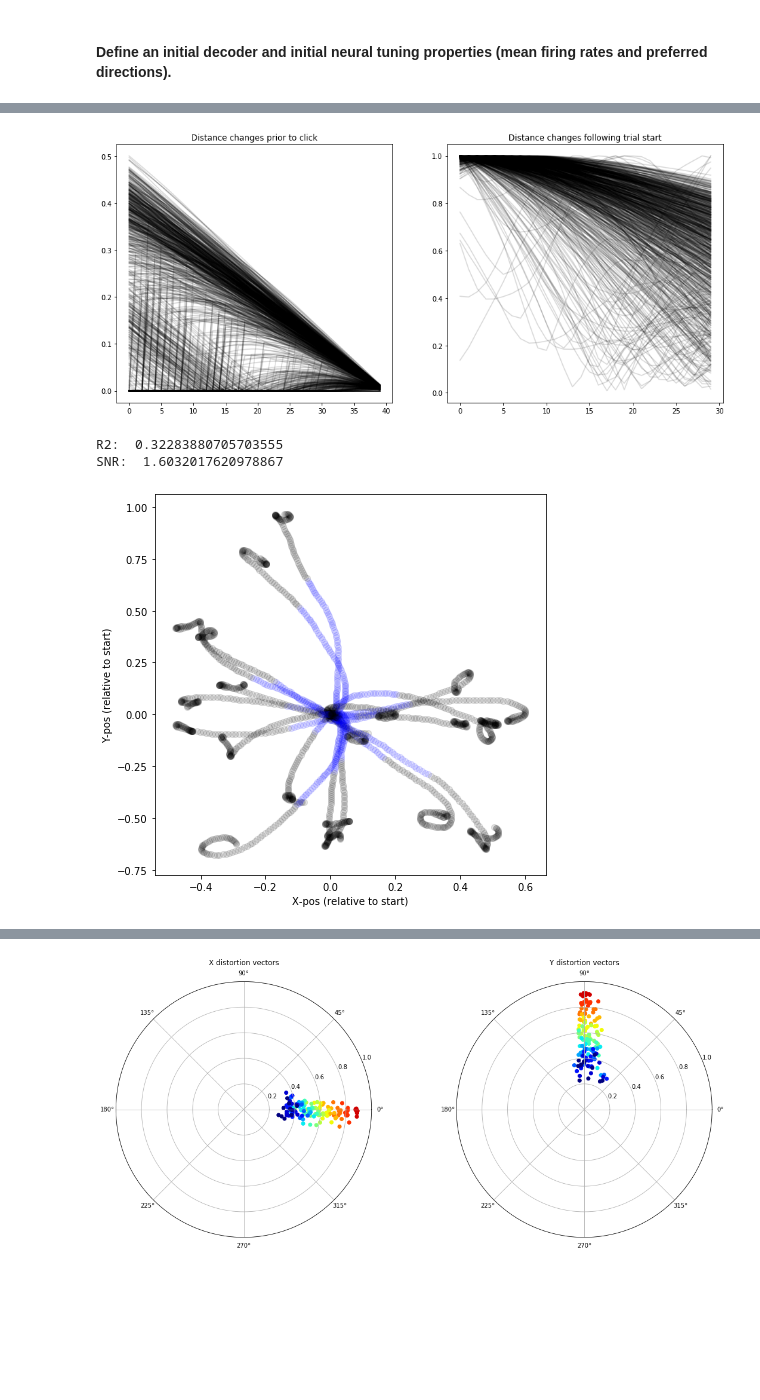
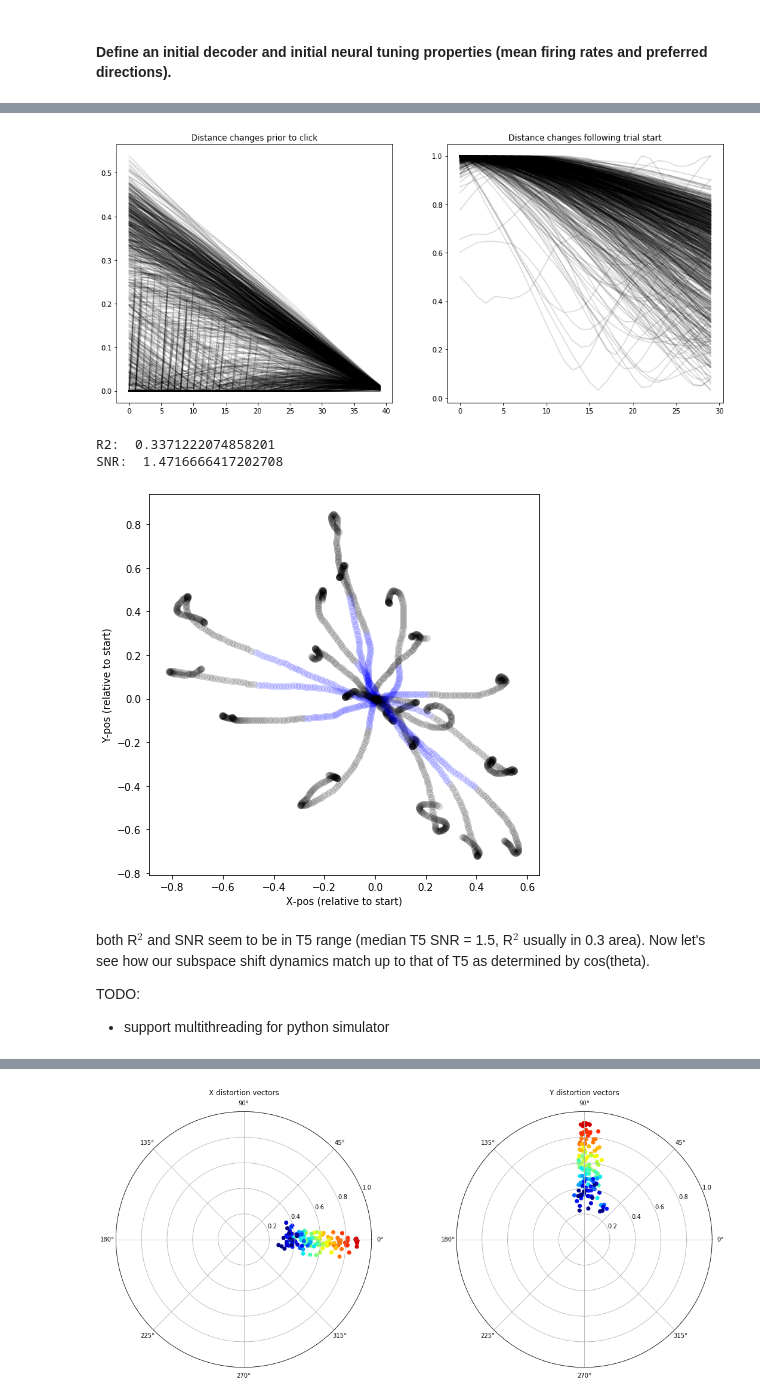
Before and after one commit to guyhwilson/nonstationarities, a Jupyter notebook: code/ClosedLoop_Simulator/Simulator_T5Calibration.ipynb, the cells around one changed output, grey strips where cells are left out. Drawn from its saved outputs; the diff is of its cells as text; code cells hidden in the pictures; blank space fills up the shorter version.

```diff
--- a/code/ClosedLoop_Simulator/Simulator_T5Calibration.ipynb
+++ b/code/ClosedLoop_Simulator/Simulator_T5Calibration.ipynb
@@ -100,7 +103,7 @@ nHoldSteps = 50
 
 plt.subplot(1, 2, 1)
 plt.title('Distance changes prior to click')
-for t in np.concatenate(trialStart - 1).astype('int'):
+for t in trialStart:
     dist  = np.linalg.norm(posTraj[(t - nHoldSteps - lookback):(t - nHoldSteps), :] - targTraj[(t - nHoldSteps - lookback):(t - nHoldSteps), :], axis = 1)
     dist  = np.maximum(dist - 0.0725, 0)
     plt.plot(dist, color = 'k', alpha = 0.15)
@@ -108,56 +111,60 @@ for t in np.concatenate(trialStart - 1).astype('int'):
 
 plt.subplot(1, 2, 2)
 plt.title('Distance changes following trial start')
-for i, t in enumerate(np.concatenate(trialStart).astype('int')[:-2]):
+for i, t in enumerate(trialStart):
     dist  = np.linalg.norm(posTraj[t:(t + 30), :] - targTraj[t:(t + 30), :], axis = 1)
     dist /= dist.max()
     plt.plot(dist, color = 'k', alpha = 0.15)
 # %% [output]
-[figure, old version]
+[figure, new version]
 # %%
 figSize(7, 7)
 thresh          = 0.3   # only calculate SNR using points far from target
 cutStart        = 7     # exclude first <cutStart> timesteps
 
-#for i in range(len(trialStart) - 1):
 for i in range(20):
-    start = int(trialStart[i] - 1)
-    stop  = int(trialStart[i+1] - 2)
+    start = int(trialStart[i])
+    stop  = int(trialStart[i+1] - 1)
 
     trlTraj          = posTraj[start:stop, :]
     trlTraj_centered = trlTraj - posTraj[start, :]
     trlTarg          = targTraj[start:stop, :]
 
     dists     = np.linalg.norm(trlTraj - targTraj[start, :], axis = 1)
     too_close = np.where(dists < thresh)[0]
     unused    = np.concatenate([np.arange(cutStart), too_close])
     used      = np.setdiff1d(np.arange(len(dists)),unused)
 
     _ = plt.scatter(trlTraj_centered[used, 0], trlTraj_centered[used, 1], color = 'b', alpha = 0.1)
     _ = plt.scatter(trlTraj_centered[unused, 0], trlTraj_centered[unused, 1], color = 'k', alpha = 0.1)
 
 plt.xlabel('X-pos (relative to start)')
 plt.ylabel('Y-pos (relative to start)')
 
 # Now calculate R^2 and SNR estimate for these subselected timepoints:
 cursorErr = targTraj - posTraj
 dists     = np.linalg.norm(cursorErr, axis = 1)
 lm        = LinearRegression().fit(neuralTraj, cursorErr)
 print('R2: ', lm.score(neuralTraj[dists > thresh, :], cursorErr[dists > thresh, :]))
 
 p_t       = cursorErr / dists[:, np.newaxis]  # unit vector pointing at target
 u_t       = lm.predict(neuralTraj)
 ut_thresh = u_t[dists > thresh, :].flatten()[:, np.newaxis]
 pt_thresh =  p_t[dists > thresh, :].flatten()[:, np.newaxis]
 
 mult  = np.linalg.lstsq(pt_thresh, ut_thresh, rcond = None)[0][0][0]
 res   = ut_thresh - (pt_thresh * mult)
 
 print('SNR: ', mult / np.std(res))
 # %% [output]
-R2:  0.32283880705703555
-SNR:  1.6032017620978867
+R2:  0.3371222074858201
+SNR:  1.4716666417202708
-[figure, old version]
+[figure, new version]
+# %% [markdown]
+both R$^{2}$ and SNR seem to be in T5 range (median T5 SNR = 1.5,  R$^{2}$ usually in 0.3 area). Now let's see how our subspace shift dynamics match up to that of T5 as determined by cos(theta).
+
+TODO:
+- support multithreading for python simulator
 # %%
 # general settings:
 nSimSteps     = 100000
```
Also changed, not shown: parts of 4 cells of this notebook, 26 other files.
